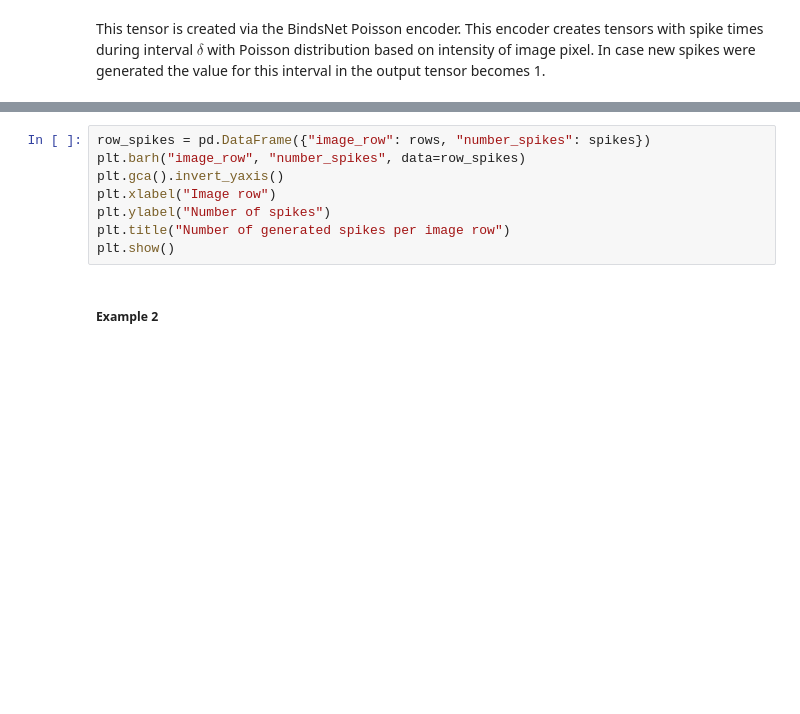
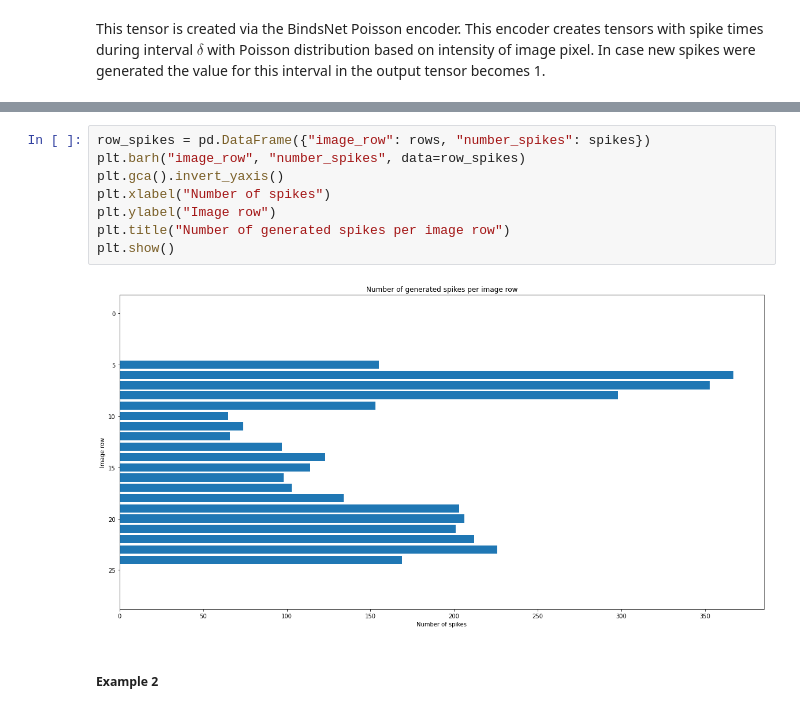
Before and after one commit to olafdeleeuw/spiking_nn_demo, a Jupyter notebook: bindsnet_poisson_encoder.ipynb, the cells around one changed output, grey strips where cells are left out. Saved outputs shown, nothing was run; the diff lists cells and outputs as text; blank space fills up the shorter version.

```diff
--- a/bindsnet_poisson_encoder.ipynb
+++ b/bindsnet_poisson_encoder.ipynb
@@ -81,11 +150,13 @@ for r in range(encoded_image_1.shape[2]):
 # %%
 row_spikes = pd.DataFrame({"image_row": rows, "number_spikes": spikes})
 plt.barh("image_row", "number_spikes", data=row_spikes)
 plt.gca().invert_yaxis()
-plt.xlabel("Image row")
-plt.ylabel("Number of spikes")
+plt.xlabel("Number of spikes")
+plt.ylabel("Image row")
 plt.title("Number of generated spikes per image row")
 plt.show()
+# %% [output]
+[figure, added]
 # %% [markdown]
 ##### Example 2
 # %%
```
Also changed, not shown: parts of 12 cells of this notebook.
